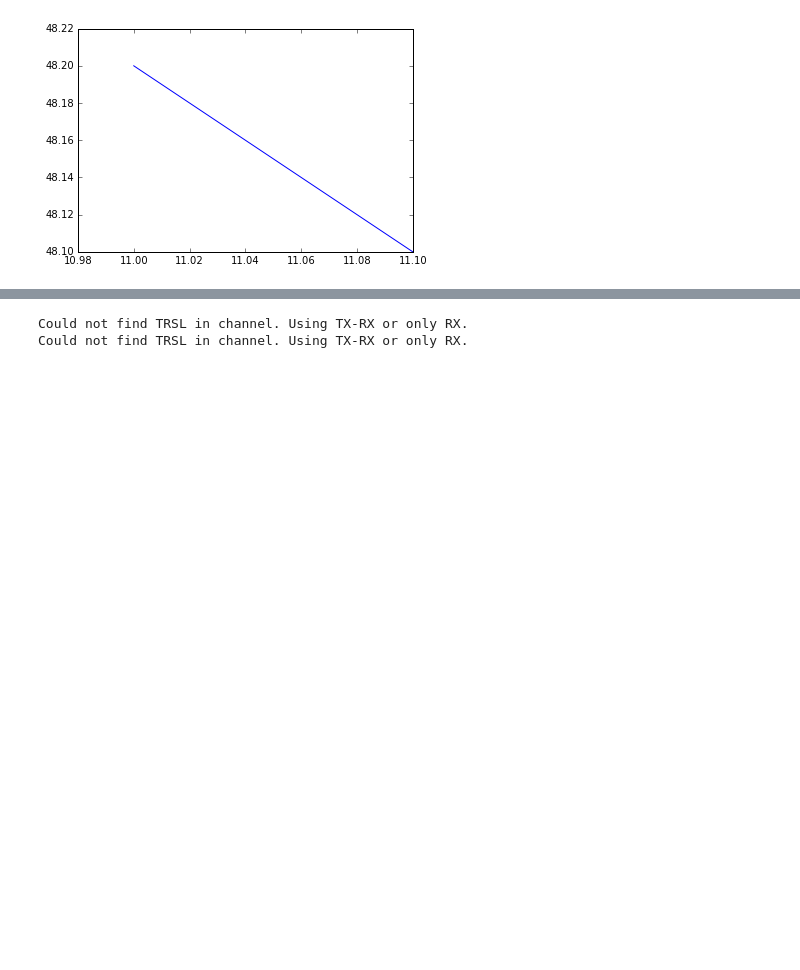
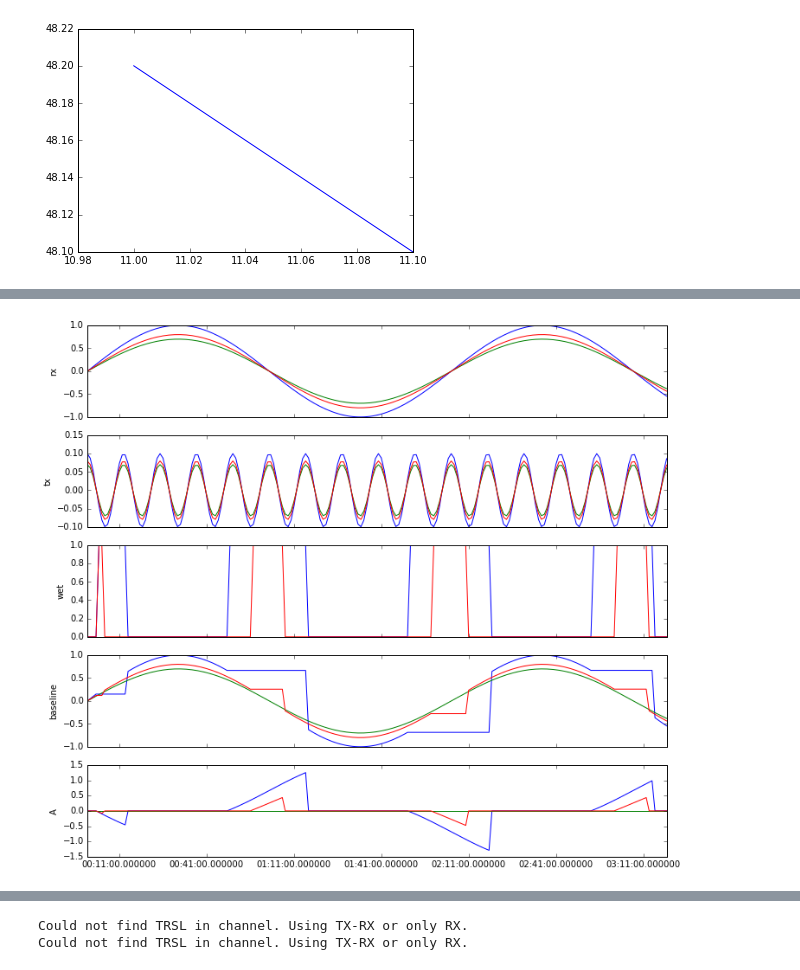
Before and after one commit to pycomlink/pycomlink, a Jupyter notebook: notebooks/Testing ground for new Comlink class.ipynb, the cells around one changed output, grey strips where cells are left out. Saved outputs shown, nothing was run; the diff lists cells and outputs as text; code cells hidden in the pictures; blank space fills up the shorter version.

```diff
--- a/notebooks/Testing ground for new Comlink class.ipynb
+++ b/notebooks/Testing ground for new Comlink class.ipynb
@@ -51,0 +69,4 @@ cml
+# %%
+cmlp.cml.plot_data(['rx', 'tx', 'wet', 'baseline', 'A']);
+# %% [output]
+[figure, added]
```
Also changed, not shown: parts of 16 cells of this notebook, 2 other files.
